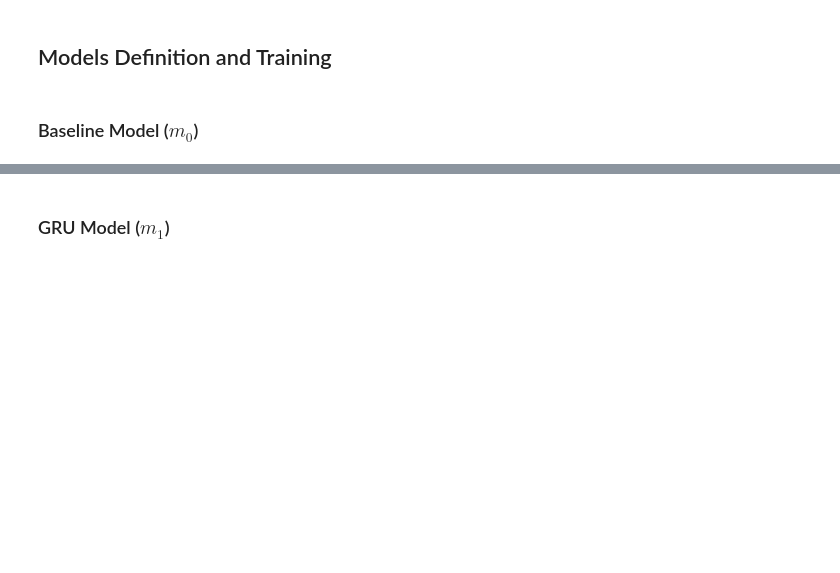
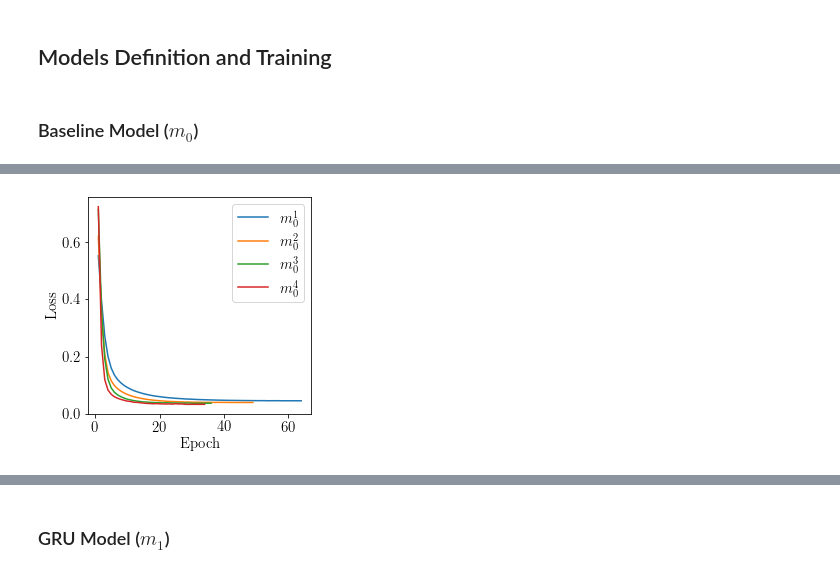
Before and after one commit to IldebrandoSimeoni/NLP-UniBo, a Jupyter notebook: Assignment 1/assignment_1.ipynb, the cells around one changed output, grey strips where cells are left out. Cells and saved outputs as stored; diff of their text form; code cells hidden in the pictures; blank space fills up the shorter version.

Commit message:
plotting val losses and scores, testing two best models

```diff
--- a/Assignment 1/assignment_1.ipynb
+++ b/Assignment 1/assignment_1.ipynb
@@ -64,16 +82,16 @@ def set_reproducibility(seed):
 set_reproducibility(seed = 42)
 
 # Using TeX. This is not mandatory, and it is used to plot using LaTex.
-# plt.rc("text", usetex = True)
+plt.rc("text", usetex = True)
 
 # Setting the font family. This is not mandatory, and it is used to plot using LaTex.
-# plt.rc("font", family = "serif")
+plt.rc("font", family = "serif")
 
 # Setting the font size. This is not mandatory, and it is used to plot using LaTex.
-# plt.rcParams.update({"font.size": 15})
+plt.rcParams.update({"font.size": 15})
 
 # Using package amsmath. This is not mandatory, and it is used to plot using LaTex.
-# plt.rcParams["text.latex.preamble"] = [r"\usepackage{amsmath}"]
+plt.rcParams["text.latex.preamble"] = [r"\usepackage{amsmath}"]
 # %% [markdown]
 ## Data Preprocessing
 # %%
@@ -570 +657,6 @@ baseline_best_units, models[models_name[0]] = get_best_model(baseline_models, ba
 The best number of units is: 256.
+# %%
+# Plotting losses - using LaTeX :^) - and saving figure as .pdf file.
+plot_training_loss(models_name[0], baseline_units, baseline_model_histories)
+# %% [output]
+[figure, added]
```
Also changed, not shown: parts of 22 cells of this notebook, 8 other files.
